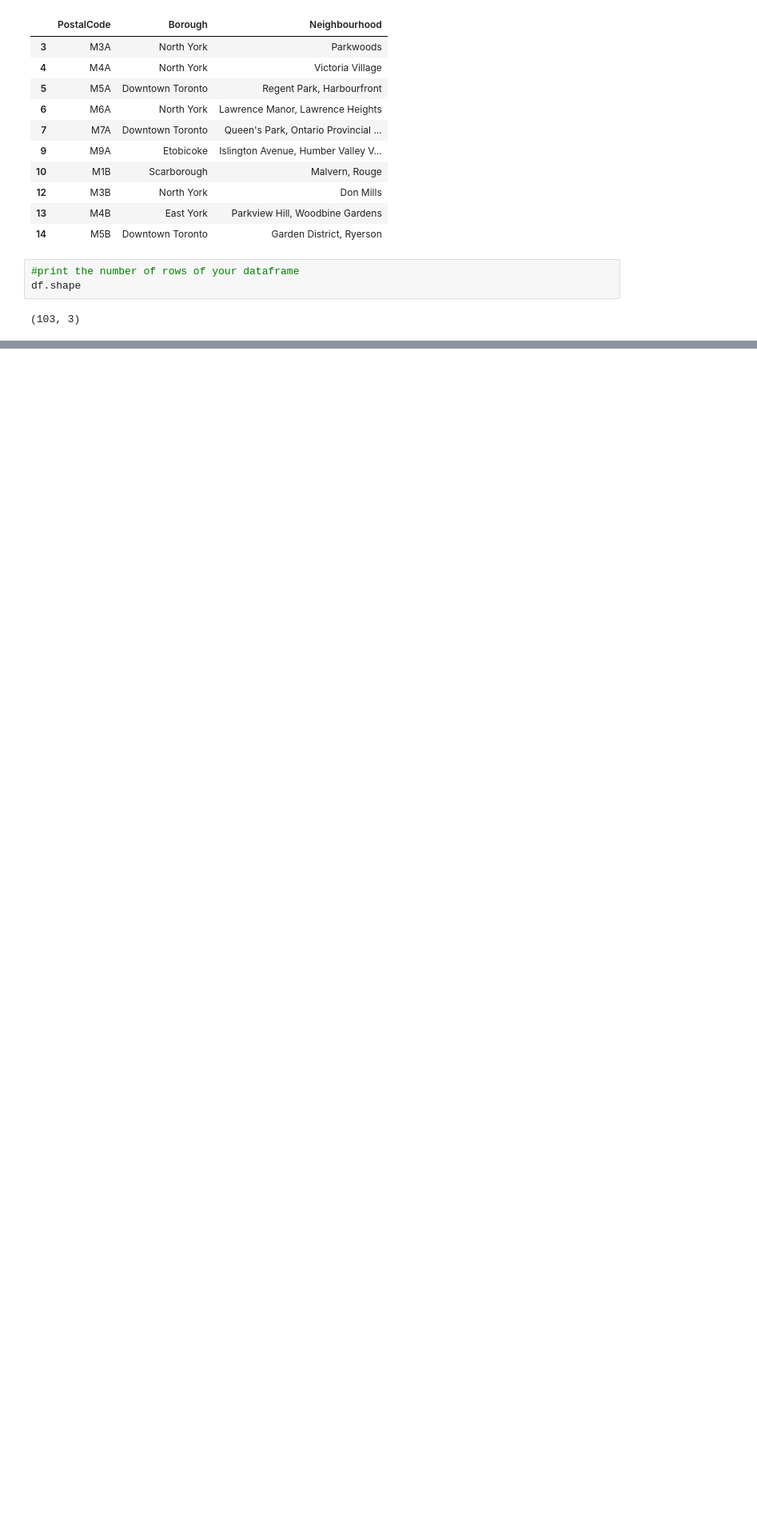
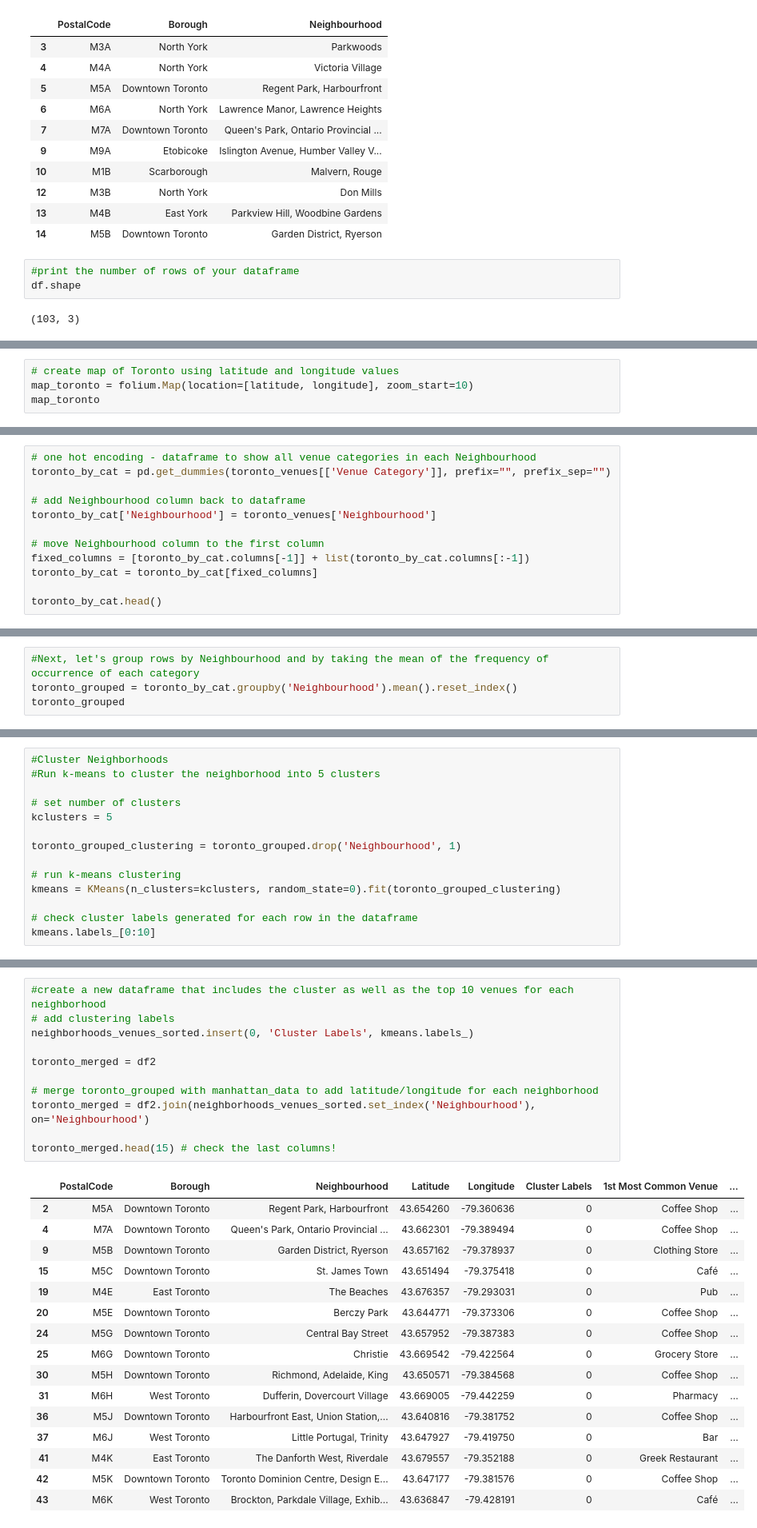
Before and after one commit to JuliaB-a/jb_Coursera_Capstone, a Jupyter notebook: Segmenting and Clustering Neighborhoods in Toronto.ipynb, the cells around one changed output, grey strips where cells are left out. Shown at 80% size. Cells and saved outputs as stored; diff of their text form; blank space fills up the shorter version.

```diff
--- a/Segmenting and Clustering Neighborhoods in Toronto.ipynb
+++ b/Segmenting and Clustering Neighborhoods in Toronto.ipynb
@@ -96,0 +195,4 @@ df.shape
+# %%
+# create map of Toronto using latitude and longitude values
+map_toronto = folium.Map(location=[latitude, longitude], zoom_start=10)
+map_toronto
@@ -96,0 +359,12 @@ df.shape
+# %%
+# one hot encoding - dataframe to show all venue categories in each Neighbourhood
+toronto_by_cat = pd.get_dummies(toronto_venues[['Venue Category']], prefix="", prefix_sep="")
+
+# add Neighbourhood column back to dataframe
+toronto_by_cat['Neighbourhood'] = toronto_venues['Neighbourhood']
+
+# move Neighbourhood column to the first column
+fixed_columns = [toronto_by_cat.columns[-1]] + list(toronto_by_cat.columns[:-1])
+toronto_by_cat = toronto_by_cat[fixed_columns]
+
+toronto_by_cat.head()
@@ -96,0 +383,4 @@ df.shape
+# %%
+#Next, let's group rows by Neighbourhood and by taking the mean of the frequency of occurrence of each category
+toronto_grouped = toronto_by_cat.groupby('Neighbourhood').mean().reset_index()
+toronto_grouped
@@ -96,0 +448,14 @@ df.shape
+# %%
+#Cluster Neighborhoods
+#Run k-means to cluster the neighborhood into 5 clusters
+
+# set number of clusters
+kclusters = 5
+
+toronto_grouped_clustering = toronto_grouped.drop('Neighbourhood', 1)
+
+# run k-means clustering
+kmeans = KMeans(n_clusters=kclusters, random_state=0).fit(toronto_grouped_clustering)
+
+# check cluster labels generated for each row in the dataframe
+kmeans.labels_[0:10]
@@ -96,0 +464,28 @@ df.shape
+# %%
+#create a new dataframe that includes the cluster as well as the top 10 venues for each neighborhood
+# add clustering labels
+neighborhoods_venues_sorted.insert(0, 'Cluster Labels', kmeans.labels_)
+
+toronto_merged = df2
+
+# merge toronto_grouped with manhattan_data to add latitude/longitude for each neighborhood
+toronto_merged = df2.join(neighborhoods_venues_sorted.set_index('Neighbourhood'), on='Neighbourhood')
+
+toronto_merged.head(15) # check the last columns!
+# %% [output]
+|  | PostalCode | Borough | Neighbourhood | Latitude | Longitude | Cluster Labels | 1st Most Common Venue | ... |
+| 2 | M5A | Downtown Toronto | Regent Park, Harbourfront | 43.654260 | -79.360636 | 0 | Coffee Shop | ... |
+| 4 | M7A | Downtown Toronto | Queen's Park, Ontario Provincial ... | 43.662301 | -79.389494 | 0 | Coffee Shop | ... |
+| 9 | M5B | Downtown Toronto | Garden District, Ryerson | 43.657162 | -79.378937 | 0 | Clothing Store | ... |
+| 15 | M5C | Downtown Toronto | St. James Town | 43.651494 | -79.375418 | 0 | Café | ... |
+| 19 | M4E | East Toronto | The Beaches | 43.676357 | -79.293031 | 0 | Pub | ... |
+| 20 | M5E | Downtown Toronto | Berczy Park | 43.644771 | -79.373306 | 0 | Coffee Shop | ... |
+| 24 | M5G | Downtown Toronto | Central Bay Street | 43.657952 | -79.387383 | 0 | Coffee Shop | ... |
+| 25 | M6G | Downtown Toronto | Christie | 43.669542 | -79.422564 | 0 | Grocery Store | ... |
+| 30 | M5H | Downtown Toronto | Richmond, Adelaide, King | 43.650571 | -79.384568 | 0 | Coffee Shop | ... |
+| 31 | M6H | West Toronto | Dufferin, Dovercourt Village | 43.669005 | -79.442259 | 0 | Pharmacy | ... |
+| 36 | M5J | Downtown Toronto | Harbourfront East, Union Station,... | 43.640816 | -79.381752 | 0 | Coffee Shop | ... |
+| 37 | M6J | West Toronto | Little Portugal, Trinity | 43.647927 | -79.419750 | 0 | Bar | ... |
+| 41 | M4K | East Toronto | The Danforth West, Riverdale | 43.679557 | -79.352188 | 0 | Greek Restaurant | ... |
+| 42 | M5K | Downtown Toronto | Toronto Dominion Centre, Design E... | 43.647177 | -79.381576 | 0 | Coffee Shop | ... |
+| 43 | M6K | West Toronto | Brockton, Parkdale Village, Exhib... | 43.636847 | -79.428191 | 0 | Café | ... |
```
Also changed, not shown: parts of 40 cells of this notebook.
